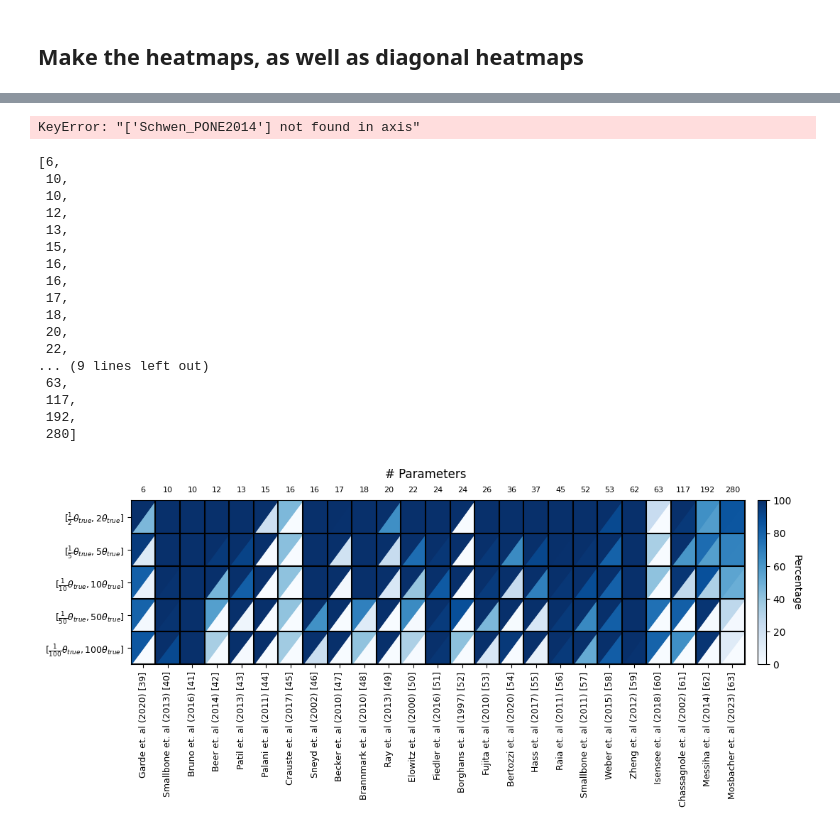
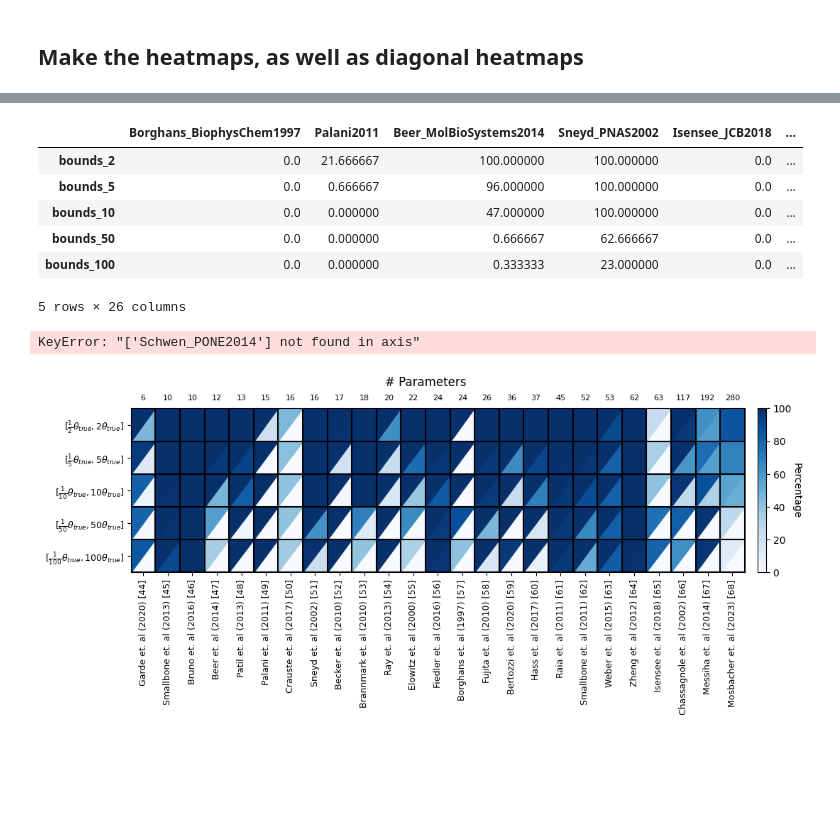
Before and after one commit to mahdi-shafiei/jaxkineticmodel, a Jupyter notebook: scripts/experiments/Fig2ABC_parameterization_analysis_SBML.ipynb, the cells around one changed output, grey strips where cells are left out. Cells and saved outputs as stored; diff of their text form; code cells hidden in the pictures; blank space fills up the shorter version.

```diff
--- a/scripts/experiments/Fig2ABC_parameterization_analysis_SBML.ipynb
+++ b/scripts/experiments/Fig2ABC_parameterization_analysis_SBML.ipynb
@@ -313,3 +321,13 @@ heatmap_array_init
+# %%
+heatmap_array_succes
+# %% [output]
+|  | Borghans_BiophysChem1997 | Palani2011 | Beer_MolBioSystems2014 | Sneyd_PNAS2002 | Isensee_JCB2018 | ... |
+| bounds_2 | 0.0 | 21.666667 | 100.000000 | 100.000000 | 0.0 | ... |
+| bounds_5 | 0.0 | 0.666667 | 96.000000 | 100.000000 | 0.0 | ... |
+| bounds_10 | 0.0 | 0.000000 | 47.000000 | 100.000000 | 0.0 | ... |
+| bounds_50 | 0.0 | 0.000000 | 0.666667 | 62.666667 | 0.0 | ... |
+| bounds_100 | 0.0 | 0.000000 | 0.333333 | 23.000000 | 0.0 | ... |
+5 rows × 26 columns
 # %%
 sorted_model_names = list(pd.Series(n_parameter).sort_values().keys())
 heatmap_array_init = heatmap_array_init.reindex(sorted_model_names, axis=1)
@@ -322,23 +340,3 @@ heatmap_array_succes = heatmap_array_succes.drop("Schwen_PONE2014", axis=1)
 sorted_params = list(pd.Series(n_parameter).sort_values().values)
 # %% [output]
 KeyError: "['Schwen_PONE2014'] not found in axis"
-# %%
-sorted_params
-# %% [output]
-[6,
- 10,
- 10,
- 12,
- 13,
- 15,
- 16,
- 16,
- 17,
- 18,
- 20,
- 22,
-... (9 lines left out)
- 63,
- 117,
- 192,
- 280]
```
Also changed, not shown: parts of 9 cells of this notebook, 9 other files.
